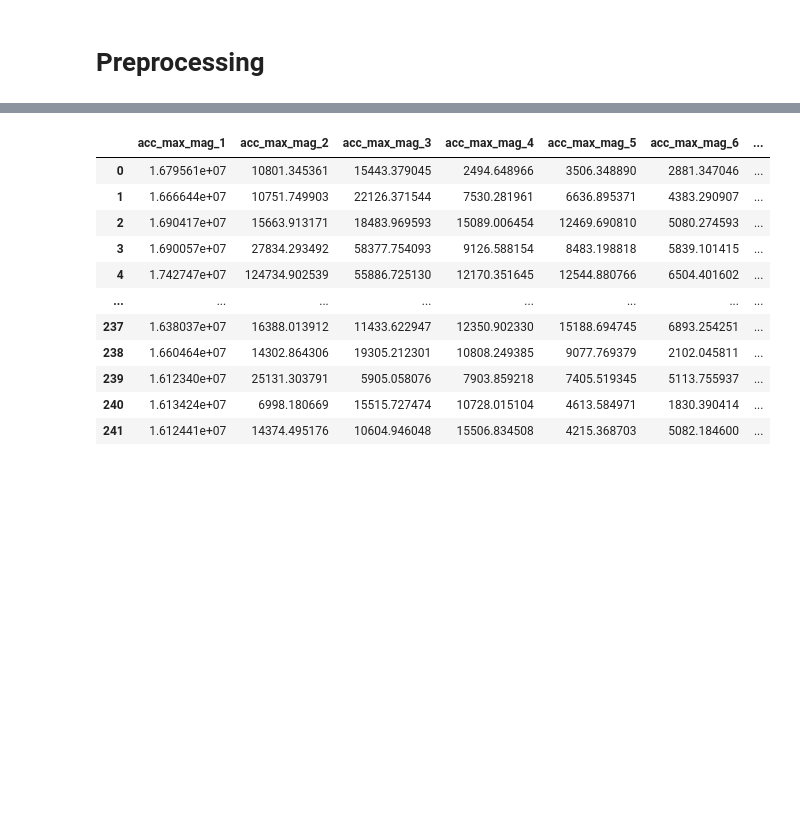
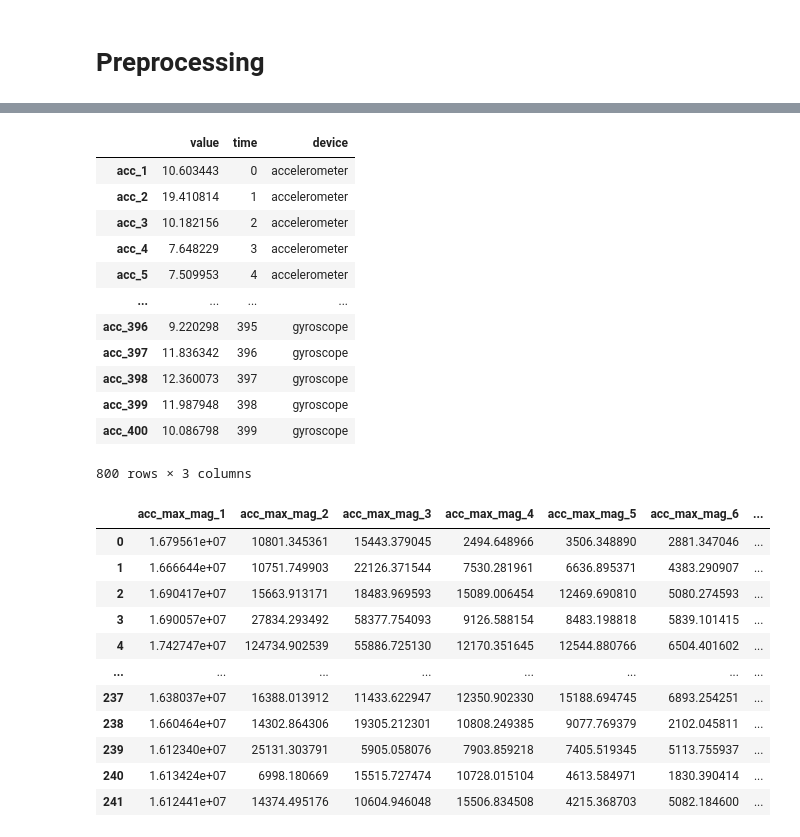
Before and after one commit to nicolagrieco00/Fall_or_not_to_fall, a Jupyter notebook: first_algo.ipynb, the cells around one changed output, grey strips where cells are left out. Saved outputs shown, nothing was run; the diff lists cells and outputs as text; code cells hidden in the pictures; blank space fills up the shorter version.

```diff
--- a/first_algo.ipynb
+++ b/first_algo.ipynb
@@ -25 +99,17 @@ data
+# %%
+temp
+# %% [output]
+|  | value | time | device |
+| acc_1 | 10.603443 | 0 | accelerometer |
+| acc_2 | 19.410814 | 1 | accelerometer |
+| acc_3 | 10.182156 | 2 | accelerometer |
+| acc_4 | 7.648229 | 3 | accelerometer |
+| acc_5 | 7.509953 | 4 | accelerometer |
+| ... | ... | ... | ... |
+| acc_396 | 9.220298 | 395 | gyroscope |
+| acc_397 | 11.836342 | 396 | gyroscope |
+| acc_398 | 12.360073 | 397 | gyroscope |
+| acc_399 | 11.987948 | 398 | gyroscope |
+| acc_400 | 10.086798 | 399 | gyroscope |
+800 rows × 3 columns
 # %%
```
Also changed, not shown: parts of 11 cells of this notebook, 2 other files.
